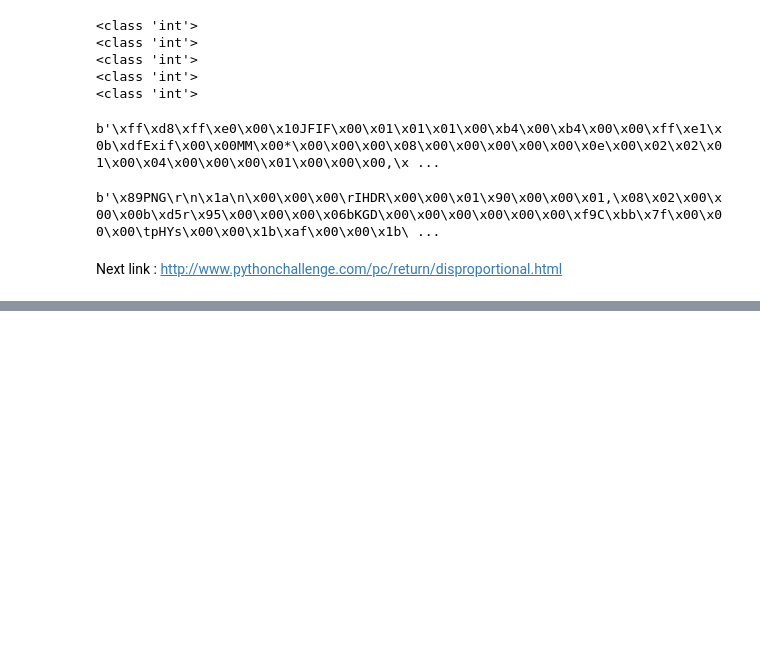
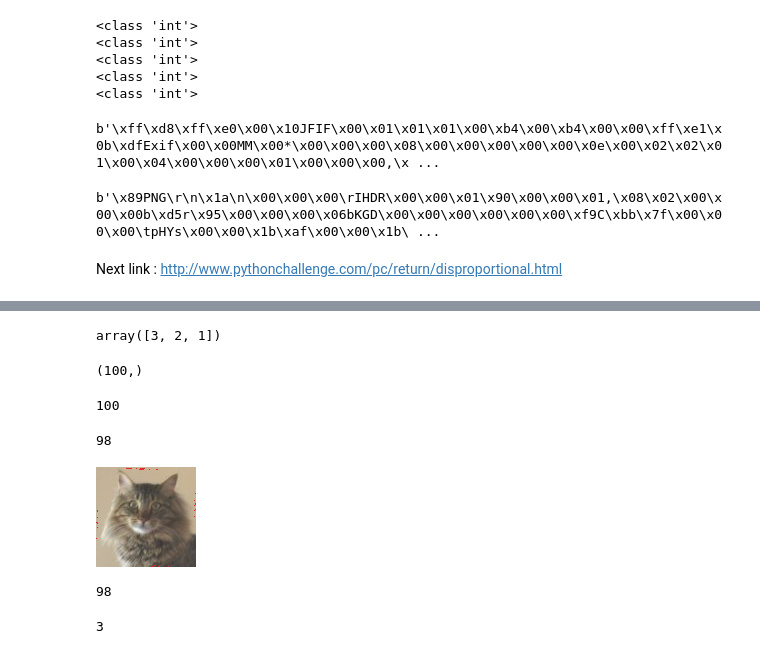
Before and after one commit to jaumecolomhernandez/python-challenges, a Jupyter notebook: python-challenge.ipynb, the cells around one changed output, grey strips where cells are left out. Cells and saved outputs as stored; diff of their text form; code cells hidden in the pictures; blank space fills up the shorter version.

```diff
--- a/python-challenge.ipynb
+++ b/python-challenge.ipynb
@@ -3034,0 +3108,42 @@ Next link : http://www.pythonchallenge.com/pc/return/disproportional.html
+# %%
+np.flip(test,0)
+# %% [output]
+array([3, 2, 1])
+# %%
+mat[0,0:100].shape
+# %% [output]
+(100,)
+# %%
+n
+# %% [output]
+100
+# %%
+pos['x']
+# %% [output]
+98
+# %%
+im = Image.open('wire.png')
+delta = [(1,0),(0,1),(-1,0),(0,-1)]
+out = Image.new('RGB', [100,100])
+x,y,p = -1,0,0
+d = 200
+while d/2>0:
+    for v in delta:
+        steps = d // 2
+        for s in range(steps):
+            x, y = x + v[0], y + v[1]
+            out.putpixel((x, y),im.getpixel((p,0)))
+            p += 1
+        d -= 1
+# %%
+out
+# %% [output]
+[figure, added]
+# %%
+n
+# %% [output]
+98
+# %%
+pos['y']-(n-2)
+# %% [output]
+3
```
Also changed, not shown: parts of 19 cells of this notebook, 1 other file.
